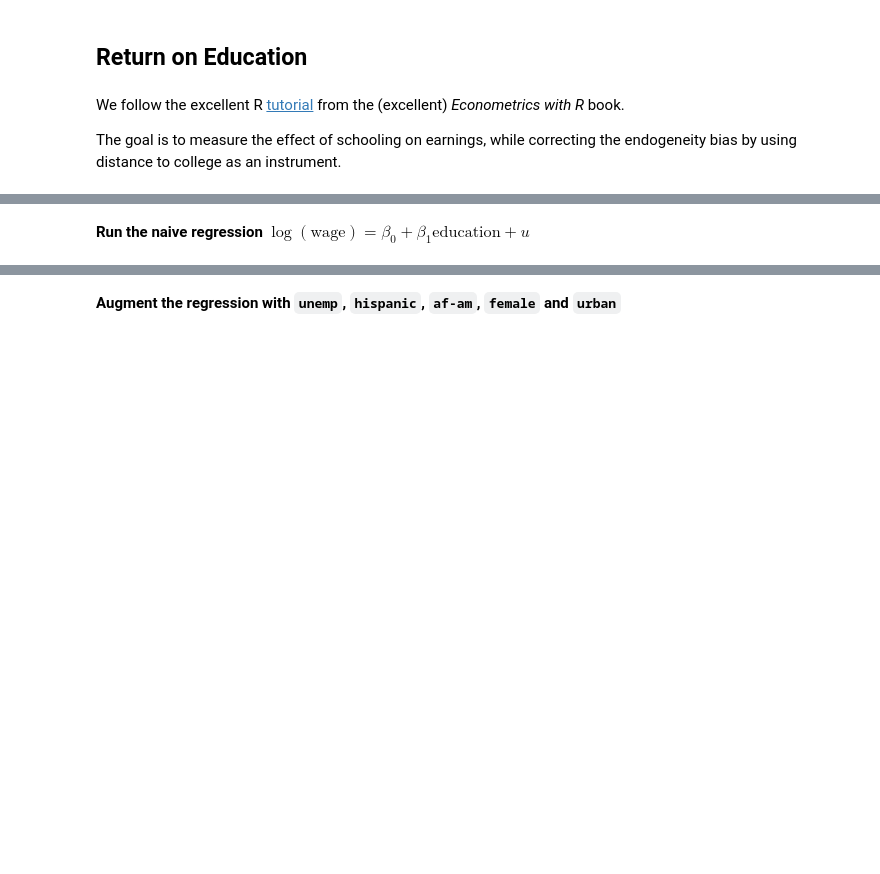
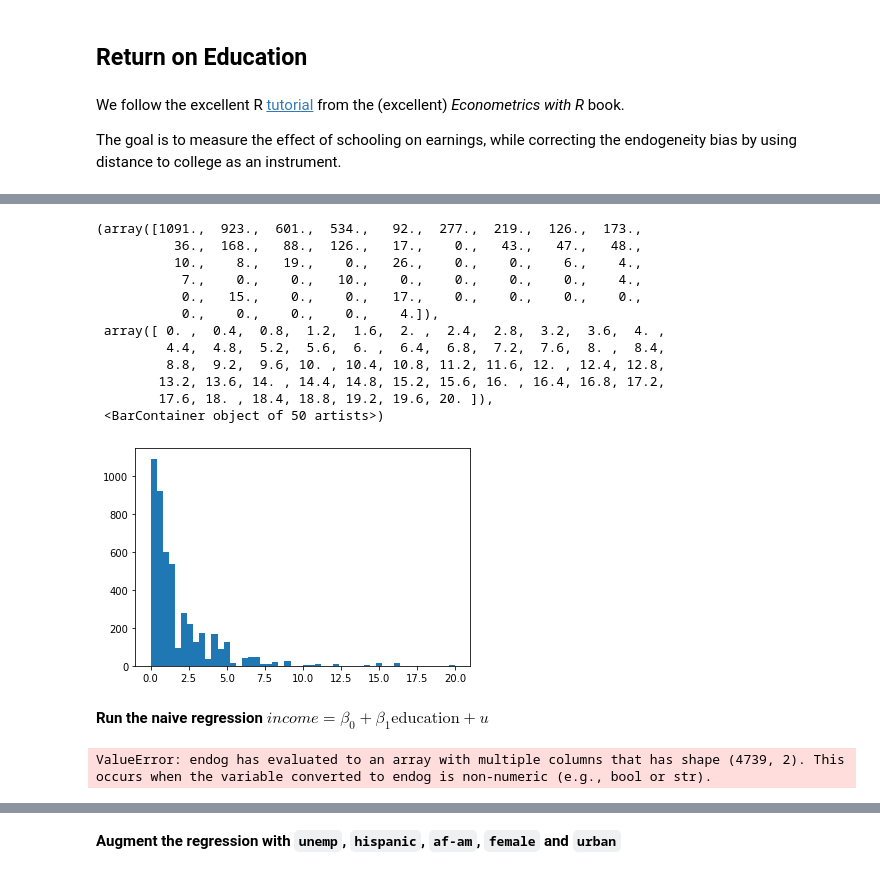
Before and after one commit to albop/dbe_archive, a Jupyter notebook: session_6/instrumental_variables.ipynb, the cells around one changed output, grey strips where cells are left out. Saved outputs shown, nothing was run; the diff lists cells and outputs as text; code cells hidden in the pictures; blank space fills up the shorter version.

```diff
--- a/session_6/instrumental_variables.ipynb
+++ b/session_6/instrumental_variables.ipynb
@@ -351,0 +375,4 @@ https://vincentarelbundock.github.io/Rdatasets/datasets.html
+# %%
+ds = sm.datasets.get_rdataset("CollegeDistance", "AER")
+# %%
+df = ds.data
@@ -352,2 +407,18 @@ https://vincentarelbundock.github.io/Rdatasets/datasets.html
+# %%
+plt.hist(df['distance'], bins=50)
+# %% [output]
+(array([1091.,  923.,  601.,  534.,   92.,  277.,  219.,  126.,  173.,
+          36.,  168.,   88.,  126.,   17.,    0.,   43.,   47.,   48.,
+          10.,    8.,   19.,    0.,   26.,    0.,    0.,    6.,    4.,
+           7.,    0.,    0.,   10.,    0.,    0.,    0.,    0.,    4.,
+           0.,   15.,    0.,    0.,   17.,    0.,    0.,    0.,    0.,
+           0.,    0.,    0.,    0.,    4.]),
+ array([ 0. ,  0.4,  0.8,  1.2,  1.6,  2. ,  2.4,  2.8,  3.2,  3.6,  4. ,
+         4.4,  4.8,  5.2,  5.6,  6. ,  6.4,  6.8,  7.2,  7.6,  8. ,  8.4,
+         8.8,  9.2,  9.6, 10. , 10.4, 10.8, 11.2, 11.6, 12. , 12.4, 12.8,
+        13.2, 13.6, 14. , 14.4, 14.8, 15.2, 15.6, 16. , 16.4, 16.8, 17.2,
+        17.6, 18. , 18.4, 18.8, 19.2, 19.6, 20. ]),
+ <BarContainer object of 50 artists>)
+[figure, added]
 # %% [markdown]
-__Run the naive regression $\log(\text{wage})=\beta_0 + \beta_1 \text{education} + u$__
+__Run the naive regression $income=\beta_0 + \beta_1 \text{education} + u$__
@@ -353,0 +427,4 @@ __Run the naive regression $\log(\text{wage})=\beta_0 + \beta_1 \text{education}
+# %%
+api.ols("C(income) ~ education", df)
+# %% [output]
+ValueError: endog has evaluated to an array with multiple columns that has shape (4739, 2). This occurs when the variable converted to endog is non-numeric (e.g., bool or str).
```
Also changed, not shown: parts of 24 cells of this notebook.
